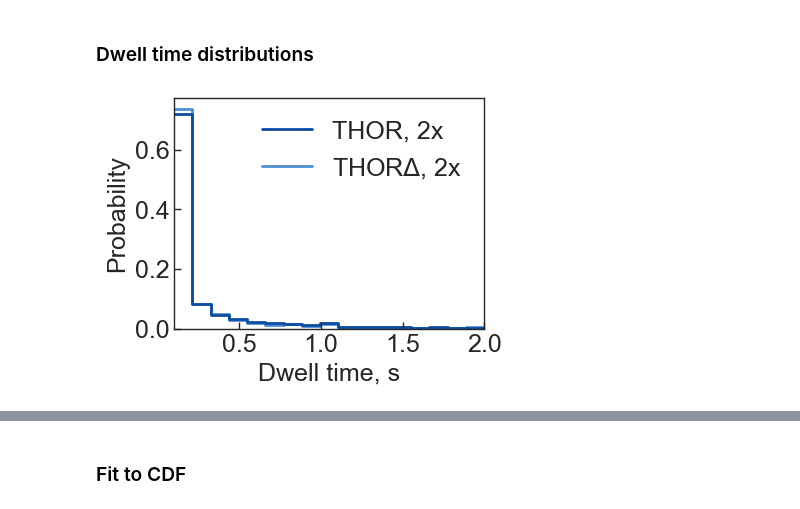
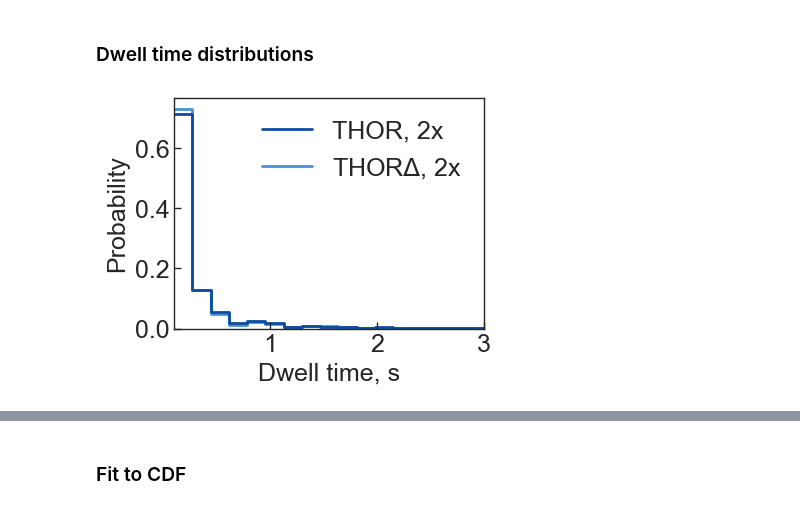
Before and after one commit to walterlab-um/RNA_SPT_in_cellular_condensates, a Jupyter notebook: plot_paper_figure/Fig2_interactions_THOR_THORdel.ipynb, the cells around one changed output, grey strips where cells are left out. Cells and saved outputs as stored; diff of their text form; code cells hidden in the pictures.

```diff
--- a/plot_paper_figure/Fig2_interactions_THOR_THORdel.ipynb
+++ b/plot_paper_figure/Fig2_interactions_THOR_THORdel.ipynb
@@ -199,39 +207,39 @@ ax = sns.histplot(
     hue="label",
     palette=palette,
     bins=17,
-    binrange=(0.1, 2),
+    binrange=(0.1, 3),
     stat="probability",
     common_norm=False,
     lw=2,
     element="step",
     fill=False,
     # cumulative=True,
 )
-plt.xlim(0.1, 2)
+plt.xlim(0.1, 3)
 sns.move_legend(ax, 1, title=None, frameon=False, fontsize=18)
 plt.xlabel("Dwell time, s", fontsize=18)
 plt.ylabel("Probability", fontsize=18)
 plt.gca().spines[:].set_linewidth(1)
 plt.gca().tick_params(
     axis="both",
     which="major",
     labelsize=18,
     direction="in",
     bottom=True,
     left=True,
     length=5,
     width=1,
 )
 plt.gca().set_axisbelow(False)
 plt.gca().tick_params(axis="both", which="major", labelsize=18)
 plt.savefig(
     "dwell-histo.png",
     format="png",
     bbox_inches="tight",
     dpi=300,
 )
 # %% [output]
-[figure, old version]
+[figure, new version]
 # %%
 plt.figure(figsize=(4, 3))
 ax = sns.histplot(
```
Also changed, not shown: parts of 7 cells of this notebook.
